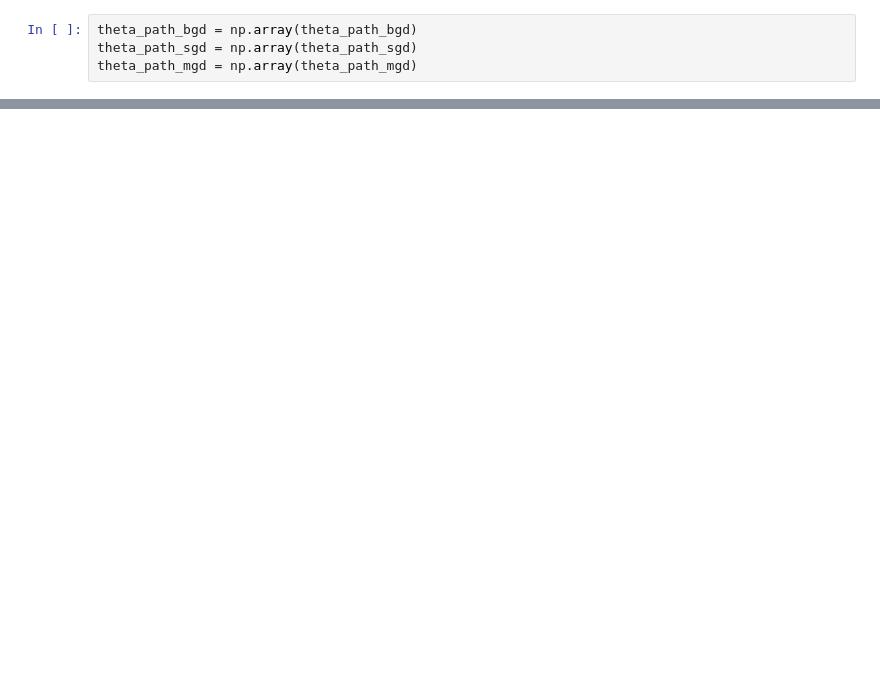
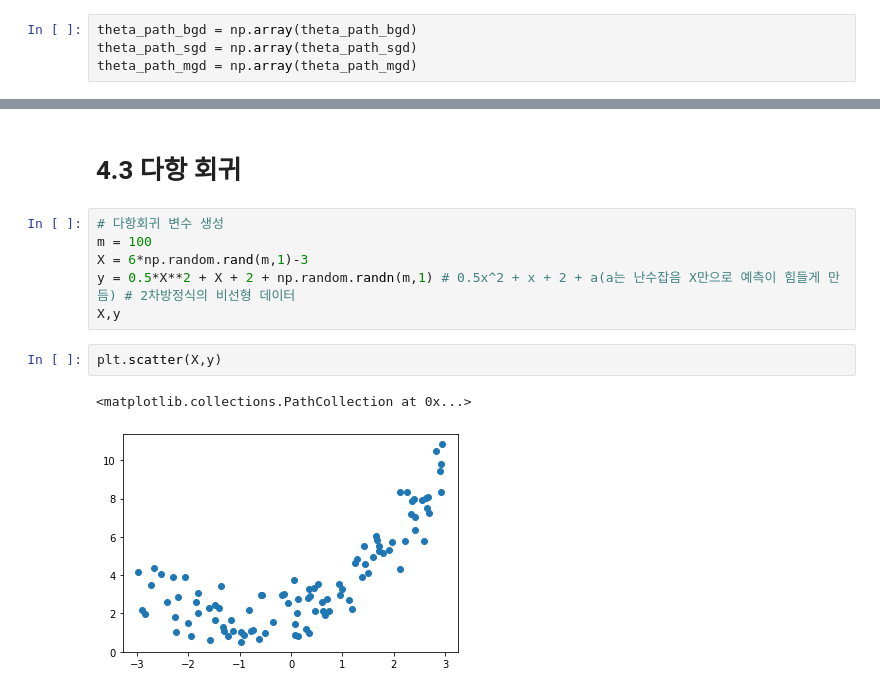
Before and after one commit to HWANG-HOE-SUN/Handson, a Jupyter notebook: MlStudy04.ipynb, the cells around one changed output, grey strips where cells are left out. Drawn from its saved outputs; the diff is of its cells as text; blank space fills up the shorter version.

```diff
--- a/MlStudy04.ipynb
+++ b/MlStudy04.ipynb
@@ -230,0 +231,13 @@ plt.show()
+# %% [markdown]
+# 4.3 다항 회귀
+# %%
+# 다항회귀 변수 생성
+m = 100
+X = 6*np.random.rand(m,1)-3
+y = 0.5*X**2 + X + 2 + np.random.randn(m,1) # 0.5x^2 + x + 2 + a(a는 난수잡음 X만으로 예측이 힘들게 만듬) # 2차방정식의 비선형 데이터
+X,y
+# %%
+plt.scatter(X,y)
+# %% [output]
+<matplotlib.collections.PathCollection at 0x...>
+[figure, added]
```
Also changed, not shown: parts of 31 cells of this notebook.
